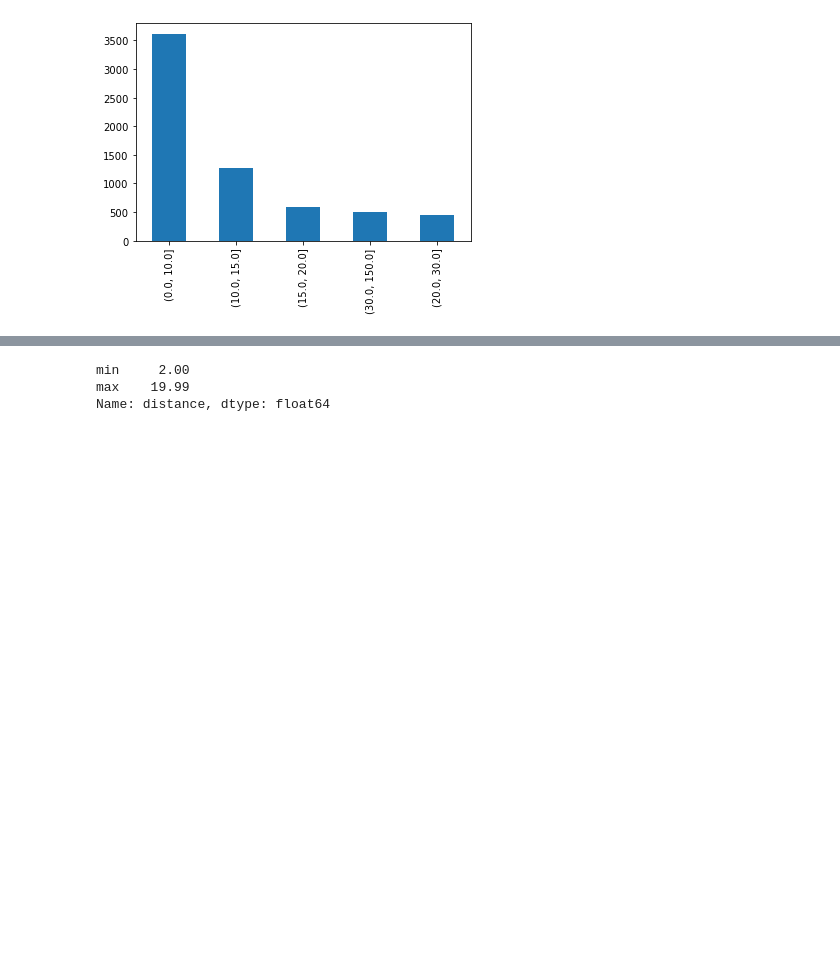
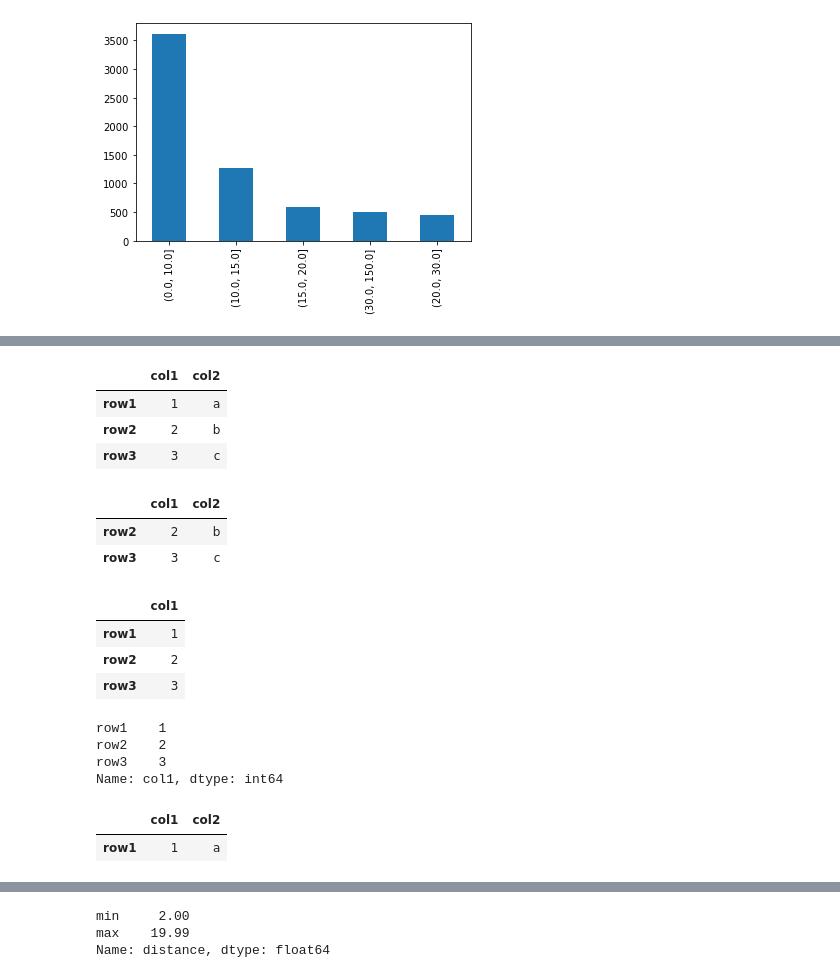
Before and after one commit to massardier/visualizations_python, a Jupyter notebook: pandas_manipulations.ipynb, the cells around one changed output, grey strips where cells are left out. Cells and saved outputs as stored; diff of their text form; code cells hidden in the pictures; blank space fills up the shorter version.

```diff
--- a/pandas_manipulations.ipynb
+++ b/pandas_manipulations.ipynb
@@ -372,0 +383,41 @@ taxis.query("distance >10 & color == 'yellow' & pickup_zone in ['JFK Airport', '
+# %%
+# example df with very obvious names for columns and rows
+df = pd.DataFrame({"col1":[1,2,3],"col2":['a','b','c']},
+                  index=['row1','row2','row3'])
+df
+# %% [output]
+|  | col1 | col2 |
+| row1 | 1 | a |
+| row2 | 2 | b |
+| row3 | 3 | c |
+# %%
+# filter rows with a condition
+df[df.col1>1]
+# %% [output]
+|  | col1 | col2 |
+| row2 | 2 | b |
+| row3 | 3 | c |
+# %%
+# filter columns with a label
+df[['col1']]
+# %% [output]
+|  | col1 |
+| row1 | 1 |
+| row2 | 2 |
+| row3 | 3 |
+# %%
+# note that by filtering with just a string and not a list of strings like above, the object returned is a series,
+# not a dataframe. This is true for .loc[] as well
+df['col1']
+# %% [output]
+row1    1
+row2    2
+row3    3
+Name: col1, dtype: int64
+# %%
+# filter rows by position, let's use the slice 0:2 which selected rows 0 and 1 (as the number after the column
+# is excluded from the selection
+df[0:2]
+# %% [output]
+|  | col1 | col2 |
+| row1 | 1 | a |
```
Also changed, not shown: parts of 34 cells of this notebook, 5 other files.
